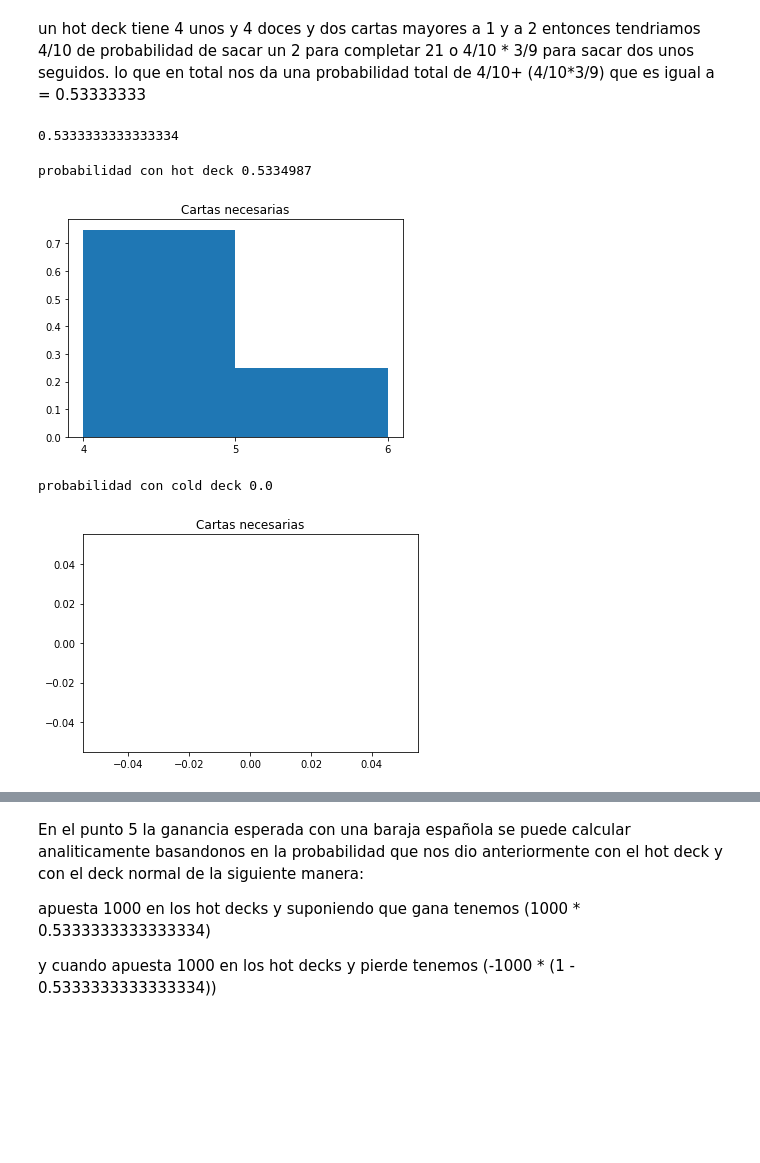
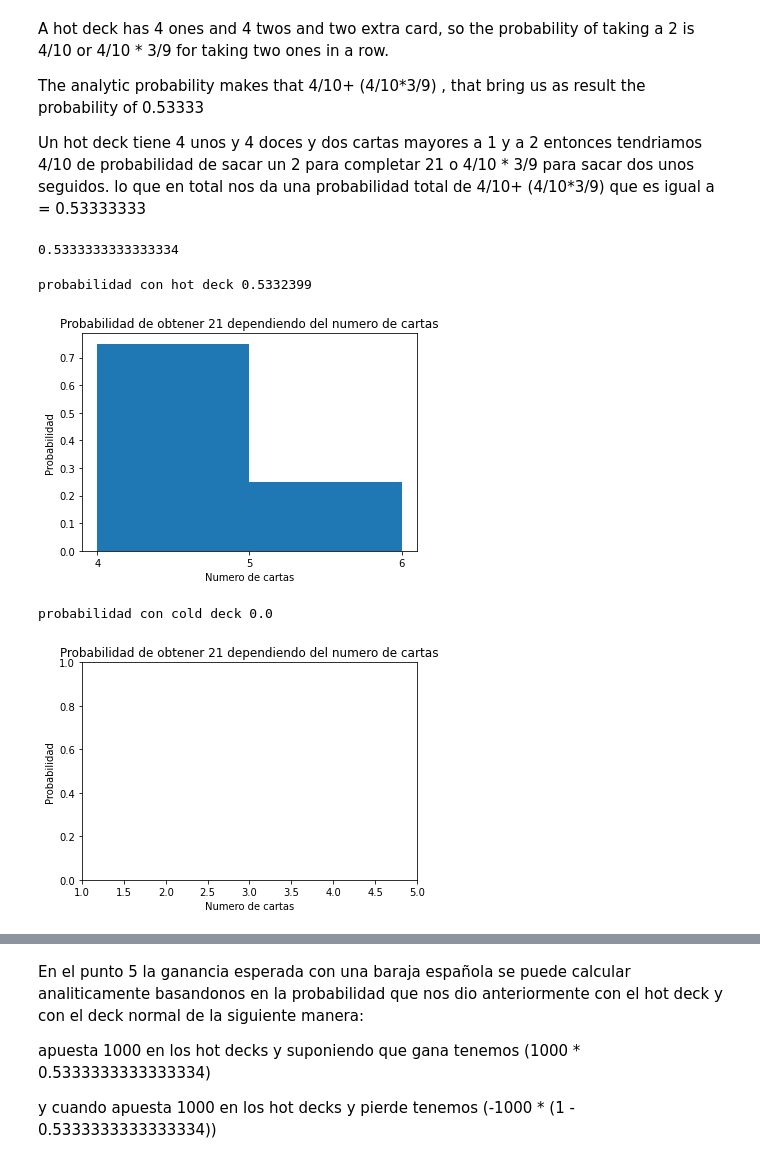
Before and after one commit to jucarmonam/AlgorithmsUN2020II, a Jupyter notebook: Laboratorio4/21BlackjackGrClass2StGrooup24.ipynb, the cells around one changed output, grey strips where cells are left out. Drawn from its saved outputs; the diff is of its cells as text; code cells hidden in the pictures; blank space fills up the shorter version.

```diff
--- a/Laboratorio4/21BlackjackGrClass2StGrooup24.ipynb
+++ b/Laboratorio4/21BlackjackGrClass2StGrooup24.ipynb
@@ -204,5 +246,9 @@ plt.show()
 # %% [markdown]
-un hot deck tiene 4 unos y 4 doces y dos cartas mayores a 1 y a 2
+A hot deck has 4 ones and 4 twos and two extra card, so the probability of taking a 2 is 4/10 or 4/10 * 3/9 for taking two ones in a row.
+
+The analytic probability makes that 4/10+ (4/10*3/9) , that bring us as result the probability of 0.53333
+
+Un hot deck tiene 4 unos y 4 doces y dos cartas mayores a 1 y a 2
 entonces tendriamos 4/10 de probabilidad de sacar un 2 para completar 21
 o 4/10 * 3/9 para sacar dos unos seguidos.
 lo que en total nos da una probabilidad total de 4/10+ (4/10*3/9) que es igual a = 0.53333333
@@ -213,35 +259,37 @@ lo que en total nos da una probabilidad total de 4/10+ (4/10*3/9) que es igual a
 # %%
 #Punto 4. Baraja española (hot deck)
 import random
 import matplotlib.pyplot as plt
 
 n = 10000000
 count21 = 0
 prnc = 0
 num_cards = []
 for i in range(n):
   cartas = [1,1,1,1,2,2,2,2,10,10]
   my_cards = [7, 7, 5]
   nc = 3
 
   while(sum(my_cards)<21):
     card = random.randint(0,len(cartas)-1)
     my_cards.append(cartas[card])
     cartas.pop(card)
     nc = nc + 1
   if(sum(my_cards) == 21):
     count21 = count21 + 1
     prnc = prnc + nc
     num_cards.append(nc)
 
 print("probabilidad con hot deck", count21/n)
-plt.title("Cartas necesarias")
+plt.title("Probabilidad de obtener 21 dependiendo del numero de cartas")
+plt.xlabel("Numero de cartas")
+plt.ylabel("Probabilidad")
 plt.hist(num_cards, density = True, bins=[4,5,6])
 plt.xticks(range(4,max(num_cards)+2,1))
 plt.show()
 # %% [output]
-probabilidad con hot deck 0.5334987
+probabilidad con hot deck 0.5332399
-[figure, old version]
+[figure, new version]
 # %%
 #Punto 4. Baraja española (cold deck)
 import random
@@ -267,13 +315,17 @@ for i in range(n):
     num_cards.append(nc)
 
 print("probabilidad con cold deck", count21/n)
-plt.title("Cartas necesarias")
+plt.title("Probabilidad de obtener 21 dependiendo del numero de cartas")
+plt.xlabel("Numero de cartas")
+plt.ylabel("Probabilidad")
+plt.xlim(1, 5)
+plt.ylim(0,1)
 plt.hist(num_cards, density = True, bins=[1,2,3])
 #plt.xticks(range(0,max(num_cards)+2,1))
 plt.show()
 # %% [output]
 probabilidad con cold deck 0.0
-[figure, old version]
+[figure, new version]
 # %%
 #Punto 4. Baraja naipes (hot deck)
 import random
```
Also changed, not shown: parts of 16 cells of this notebook.
